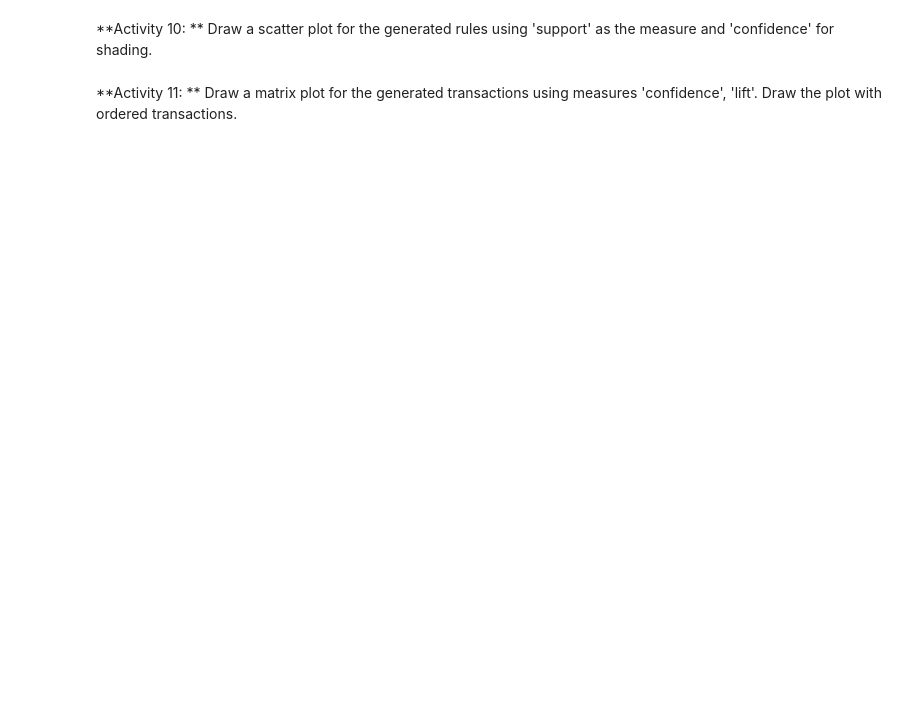
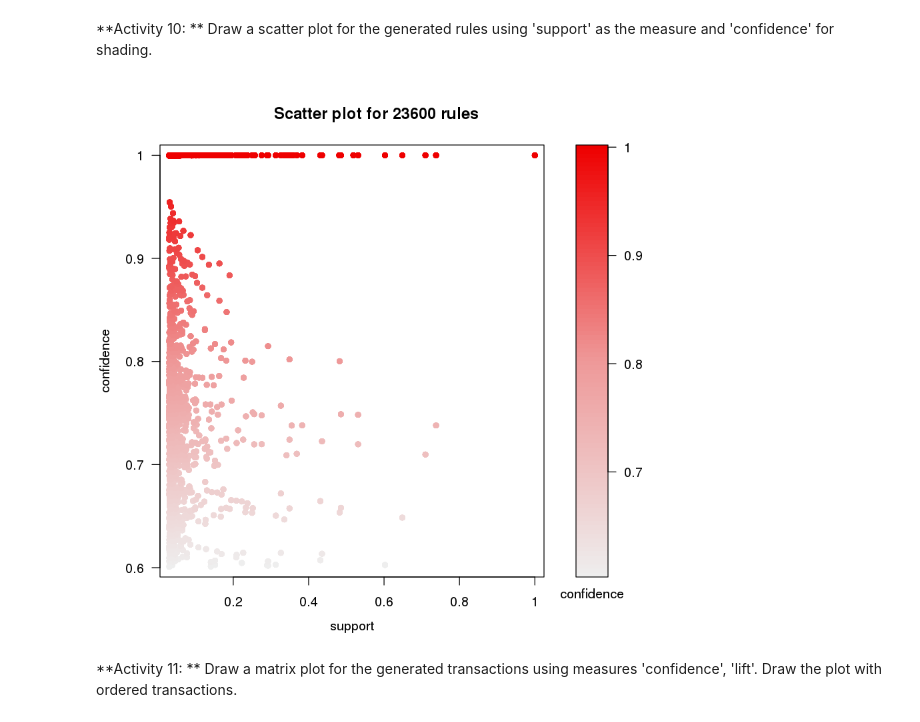
Before and after one commit to asouleymane/DMIR, a Jupyter notebook: modules/module2/exercises/Exercises_Auto_Sales.ipynb, the cells around one changed output. Drawn from its saved outputs; the diff is of its cells as text; code cells hidden in the pictures; blank space fills up the shorter version.

```diff
--- a/modules/module2/exercises/Exercises_Auto_Sales.ipynb
+++ b/modules/module2/exercises/Exercises_Auto_Sales.ipynb
@@ -63,3 +199,5 @@ library("arules")
 **Activity 9: ** Generate association rules for the transactions in auto_trans with support of 0.3 and confidence of 0.6
 # %%
 # Your code for activity 9 goes here..
+rules <- apriori(auto_trans, parameter = list(support = 0.03, confidence = 0.6, maxlen=20))
+rules
@@ -69,6 +228,9 @@ library("arulesViz")
 **Activity 10: ** Draw a scatter plot for the generated rules using 'support' as the measure and 'confidence' for shading.
 # %%
 # Your code for activity 10 goes here..
+plot(rules, method = "scatter", measure = "support", shading = "confidence", interactive = FALSE, data = auto_sales,)
+# %% [output]
+[figure, added]
 # %% [markdown]
 **Activity 11: ** Draw a matrix plot for the generated transactions using measures 'confidence', 'lift'. Draw the plot with ordered transactions.
 # %%
```
Also changed, not shown: parts of 20 cells of this notebook, 43 other files.
